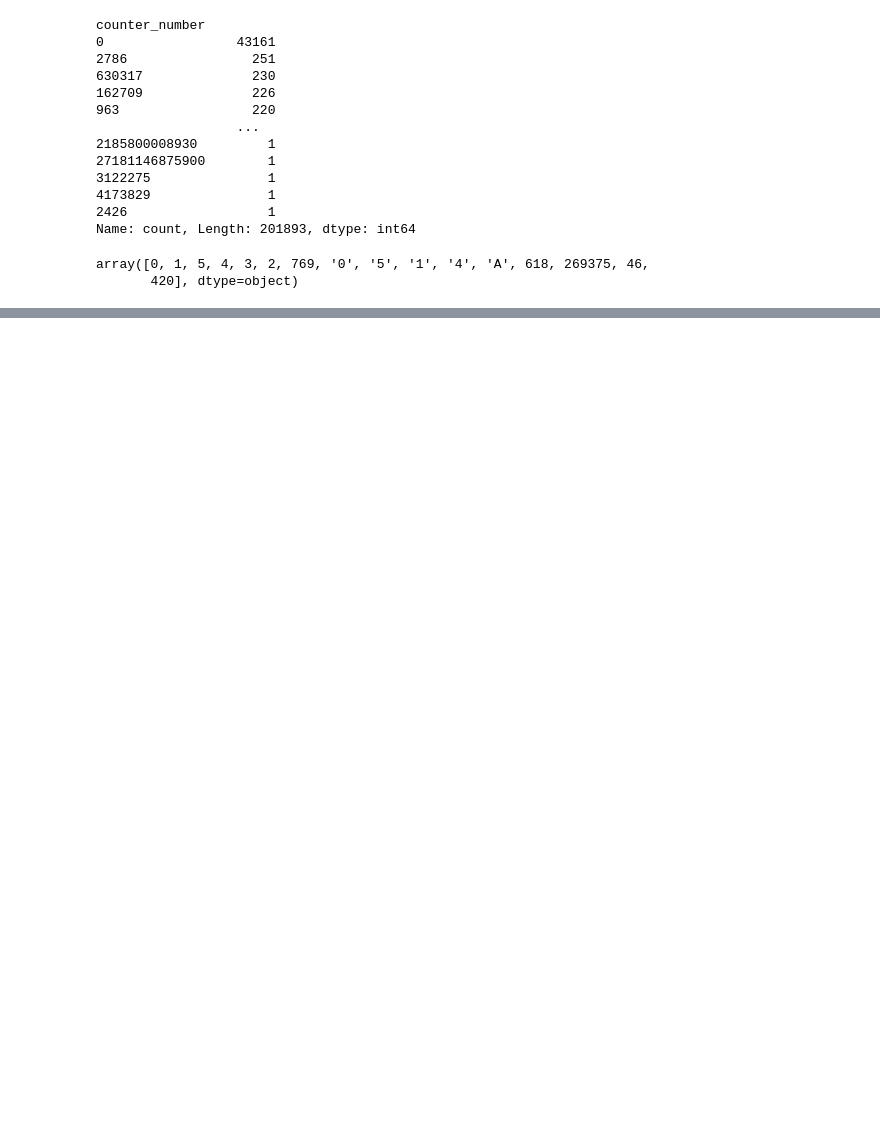
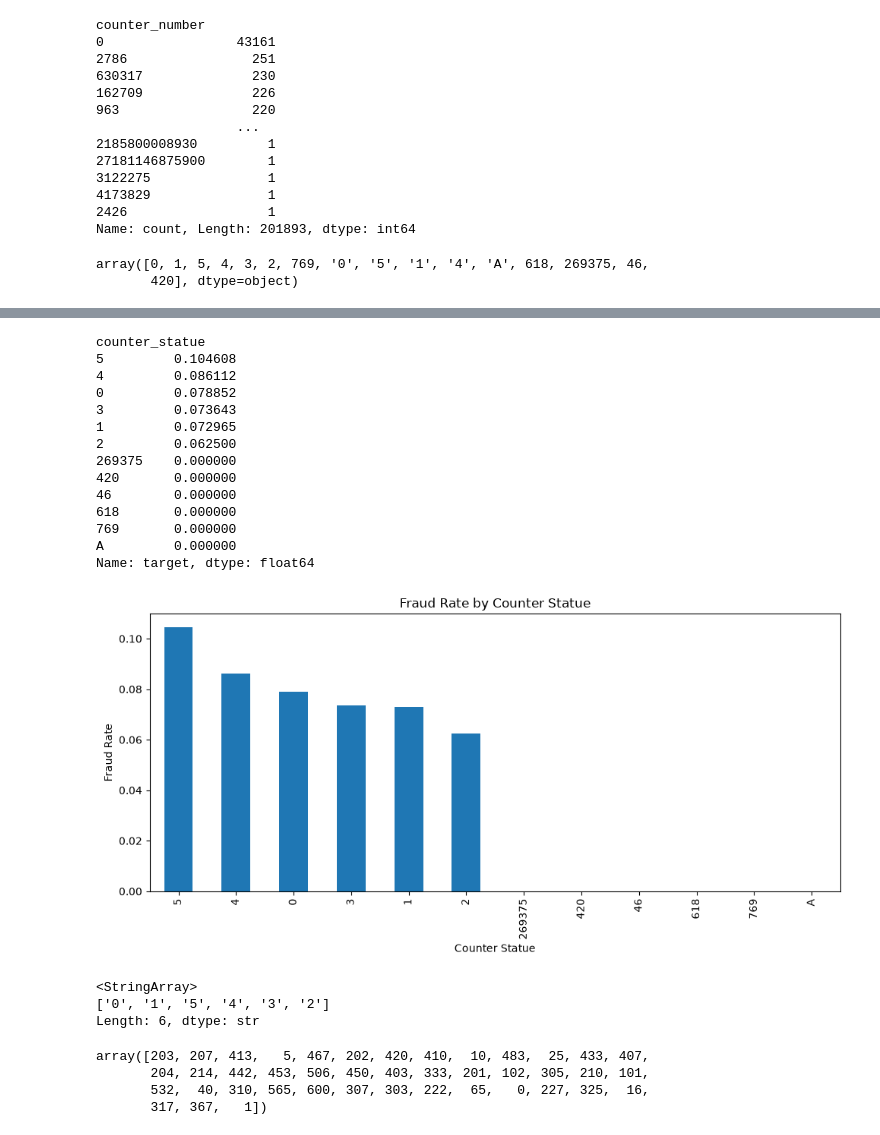
Before and after one commit to jakoum1/fraud-detection, a Jupyter notebook: main1.ipynb, the cells around one changed output, grey strips where cells are left out. Drawn from its saved outputs; the diff is of its cells as text; code cells hidden in the pictures; blank space fills up the shorter version.

```diff
--- a/main1.ipynb
+++ b/main1.ipynb
@@ -88,3 +93,5 @@ Name: count, Length: 201893, dtype: int64
+# %%
+df=df.drop(columns=['counter_number'])
 # %%
 df.counter_statue.unique()
 # %% [output]
@@ -94,0 +125,40 @@ df.counter_statue.value_counts()
+# %%
+df["counter_statue"]=df["counter_statue"].apply(
+    lambda x : int(x) if str(x).isdigit() else x
+)
+# %%
+import matplotlib.pyplot as plt
+
+
+df['counter_statue'] = df['counter_statue'].astype(str)
+
+
+df_merged = df.merge(df_client[['client_id', 'target']], on='client_id', how='left')
+
+
+fraud_by_status = df_merged.groupby('counter_statue')['target'].mean().sort_values(ascending=False)
+print(fraud_by_status)
+
+
+fraud_by_status.plot(kind='bar', figsize=(10,5))
+plt.title('Fraud Rate by Counter Statue')
+plt.xlabel('Counter Statue')
+plt.ylabel('Fraud Rate')
+plt.tight_layout()
+plt.show()
+# %% [output]
+counter_statue
+5         0.104608
+4         0.086112
+0         0.078852
+3         0.073643
+1         0.072965
+2         0.062500
+269375    0.000000
+420       0.000000
+46        0.000000
+618       0.000000
+769       0.000000
+A         0.000000
+Name: target, dtype: float64
+[figure, added]
@@ -94,0 +170,13 @@ df.counter_statue.value_counts()
+# %%
+df.counter_statue.unique()
+# %% [output]
+<StringArray>
+['0', '1', '5', '4', '3', '2']
+Length: 6, dtype: str
+# %%
+df.counter_code.unique()
+# %% [output]
+array([203, 207, 413,   5, 467, 202, 420, 410,  10, 483,  25, 433, 407,
+       204, 214, 442, 453, 506, 450, 403, 333, 201, 102, 305, 210, 101,
+       532,  40, 310, 565, 600, 307, 303, 222,  65,   0, 227, 325,  16,
+       317, 367,   1])
```
Also changed, not shown: parts of 22 cells of this notebook.
